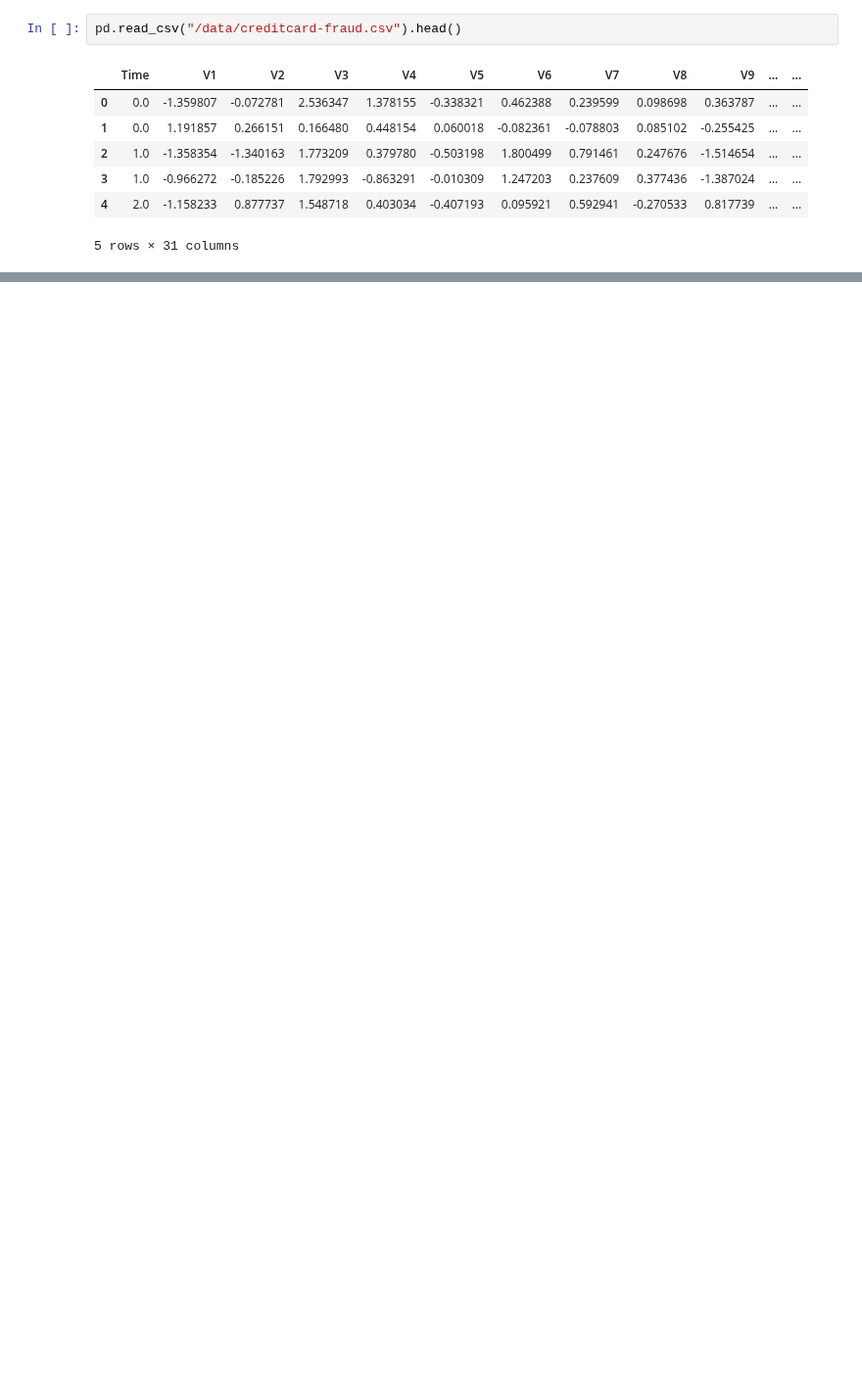
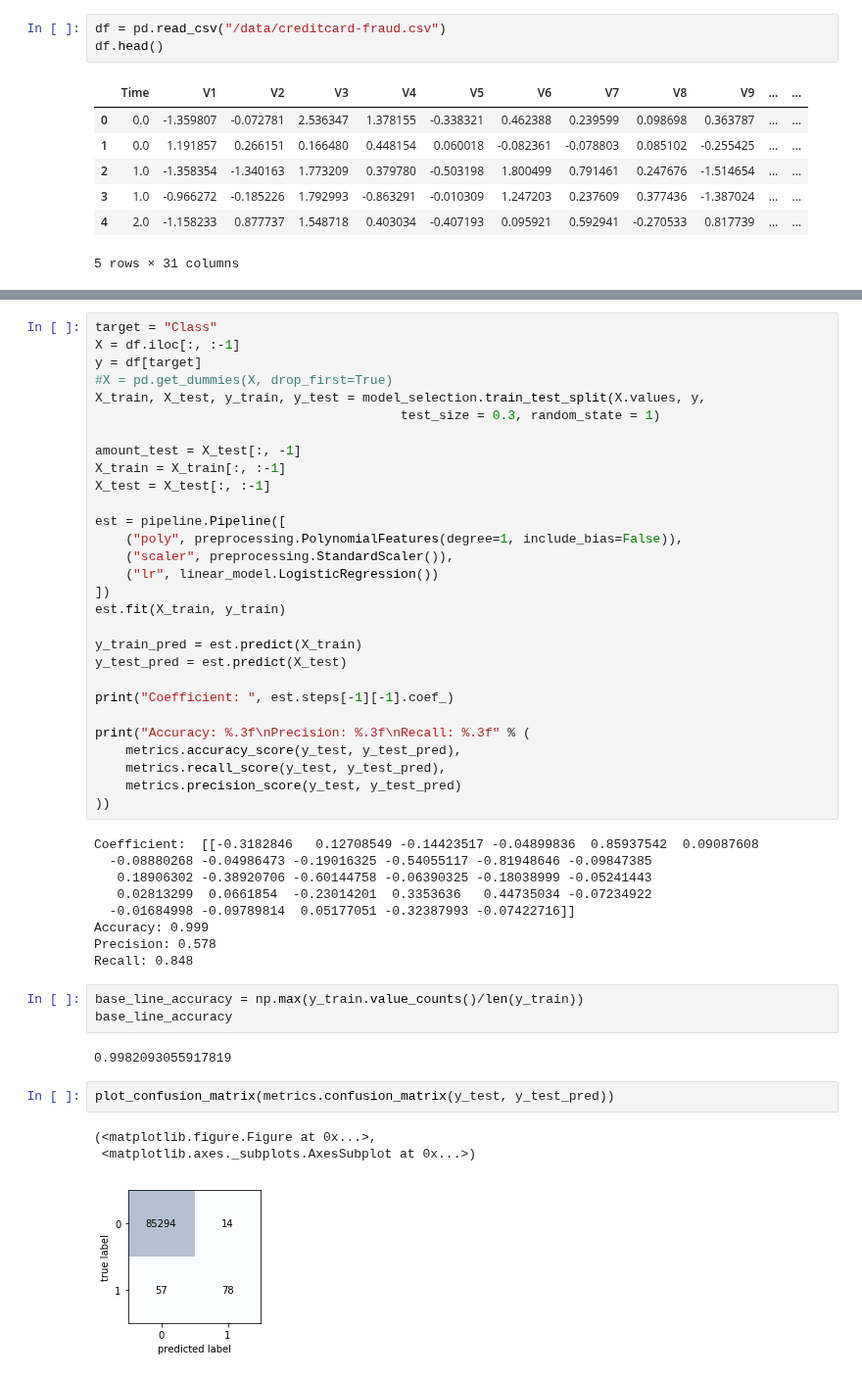
Before and after one commit to abulbasar/machine-learning, a Jupyter notebook: demos/Day 2 - classification.ipynb, the cells around one changed output, grey strips where cells are left out. Shown at 98% size. Cells and saved outputs as stored; diff of their text form; blank space fills up the shorter version.

```diff
--- a/demos/Day 2 - classification.ipynb
+++ b/demos/Day 2 - classification.ipynb
@@ -136,7 +136,8 @@ pd.DataFrame({"feature": X.columns, "coefficients": est.steps[-1][-1].coef_[0]})
 | 46 | -0.132720 | job_unemployed non-resident |
 | 47 | 0.069201 | job_unskilled resident |
 # %%
-pd.read_csv("/data/creditcard-fraud.csv").head()
+df = pd.read_csv("/data/creditcard-fraud.csv")
+df.head()
 # %% [output]
 |  | Time | V1 | V2 | V3 | V4 | V5 | V6 | V7 | V8 | V9 | ... | ... |
 | 0 | 0.0 | -1.359807 | -0.072781 | 2.536347 | 1.378155 | -0.338321 | 0.462388 | 0.239599 | 0.098698 | 0.363787 | ... | ... |
@@ -150,0 +155,49 @@ Find baseline accuracy, model accuracy, precision and recall scores.
+# %%
+target = "Class"
+X = df.iloc[:, :-1]
+y = df[target]
+#X = pd.get_dummies(X, drop_first=True)
+X_train, X_test, y_train, y_test = model_selection.train_test_split(X.values, y,
+                                        test_size = 0.3, random_state = 1)
+
+amount_test = X_test[:, -1]
+X_train = X_train[:, :-1]
+X_test = X_test[:, :-1]
+
+est = pipeline.Pipeline([
+    ("poly", preprocessing.PolynomialFeatures(degree=1, include_bias=False)),
+    ("scaler", preprocessing.StandardScaler()),
+    ("lr", linear_model.LogisticRegression())
+])
+est.fit(X_train, y_train)
+
+y_train_pred = est.predict(X_train)
+y_test_pred = est.predict(X_test)
+
+print("Coefficient: ", est.steps[-1][-1].coef_)
+
+print("Accuracy: %.3f\nPrecision: %.3f\nRecall: %.3f" % (
+    metrics.accuracy_score(y_test, y_test_pred),
+    metrics.recall_score(y_test, y_test_pred),
+    metrics.precision_score(y_test, y_test_pred)
+))
+# %% [output]
+Coefficient:  [[-0.3182846   0.12708549 -0.14423517 -0.04899836  0.85937542  0.09087608
+  -0.08880268 -0.04986473 -0.19016325 -0.54055117 -0.81948646 -0.09847385
+   0.18906302 -0.38920706 -0.60144758 -0.06390325 -0.18038999 -0.05241443
+   0.02813299  0.0661854  -0.23014201  0.3353636   0.44735034 -0.07234922
+  -0.01684998 -0.09789814  0.05177051 -0.32387993 -0.07422716]]
+Accuracy: 0.999
+Precision: 0.578
+Recall: 0.848
+# %%
+base_line_accuracy = np.max(y_train.value_counts()/len(y_train))
+base_line_accuracy
+# %% [output]
+0.9982093055917819
+# %%
+plot_confusion_matrix(metrics.confusion_matrix(y_test, y_test_pred))
+# %% [output]
+(<matplotlib.figure.Figure at 0x...>,
+ <matplotlib.axes._subplots.AxesSubplot at 0x...>)
+[figure, added]
```
Also changed, not shown: parts of 4 cells of this notebook.
